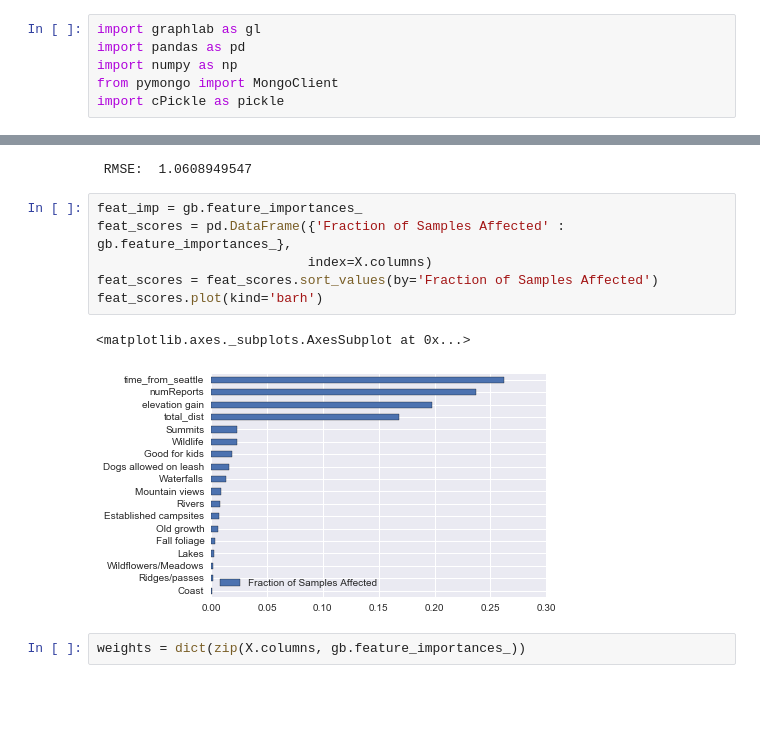
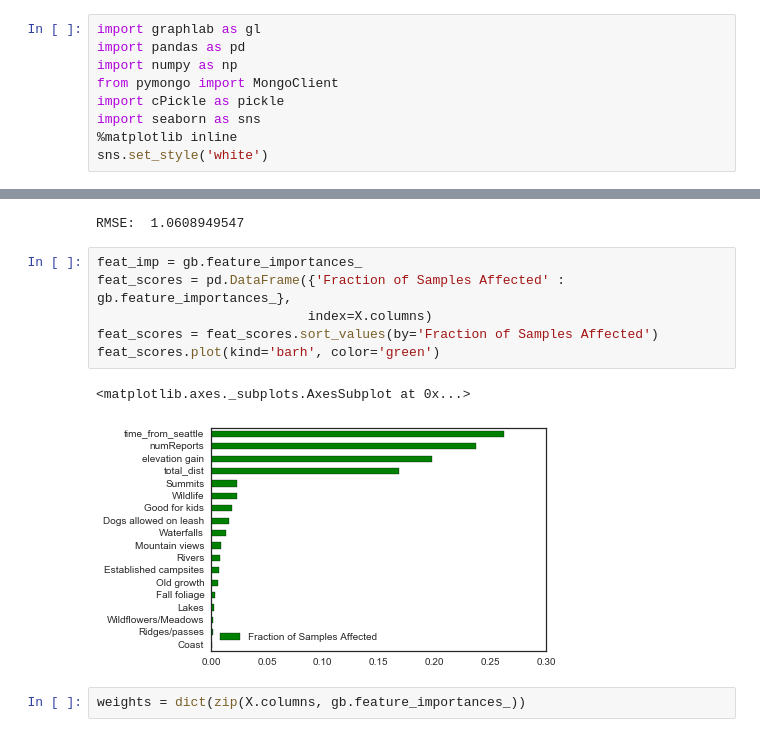
Before and after one commit to Jadetabony/wta_hikes, a Jupyter notebook: EDA/ItemSimilarityRecommender.ipynb, the cells around one changed output, grey strips where cells are left out. Drawn from its saved outputs; the diff is of its cells as text; blank space fills up the shorter version.

```diff
--- a/EDA/ItemSimilarityRecommender.ipynb
+++ b/EDA/ItemSimilarityRecommender.ipynb
@@ -4,3 +4,6 @@ import pandas as pd
 import numpy as np
 from pymongo import MongoClient
 import cPickle as pickle
+import seaborn as sns
+%matplotlib inline
+sns.set_style('white')
@@ -49,12 +56,12 @@ print 'RMSE: ', np.sqrt(mean_squared_error(y_test, gb.predict(X_test)))
 # %%
 feat_imp = gb.feature_importances_
 feat_scores = pd.DataFrame({'Fraction of Samples Affected' : gb.feature_importances_},
                            index=X.columns)
 feat_scores = feat_scores.sort_values(by='Fraction of Samples Affected')
-feat_scores.plot(kind='barh')
+feat_scores.plot(kind='barh', color='green')
 # %% [output]
 <matplotlib.axes._subplots.AxesSubplot at 0x...>
-[figure, old version]
+[figure, new version]
 # %%
 weights = dict(zip(X.columns, gb.feature_importances_))
 # %%
```
Also changed, not shown: parts of 1 cell of this notebook, 9 other files.
